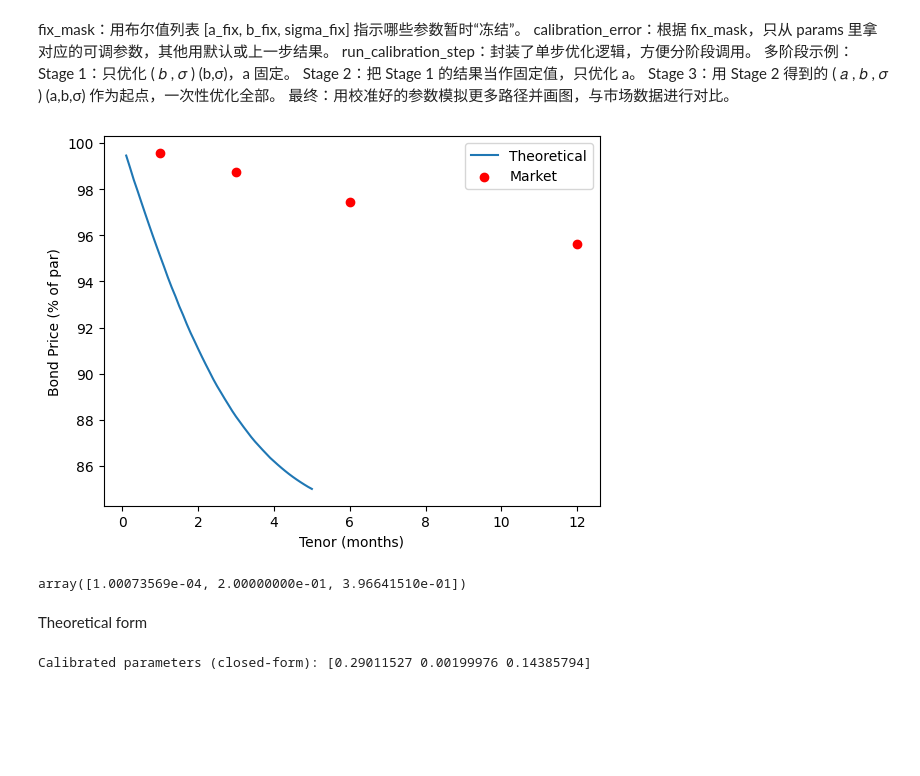
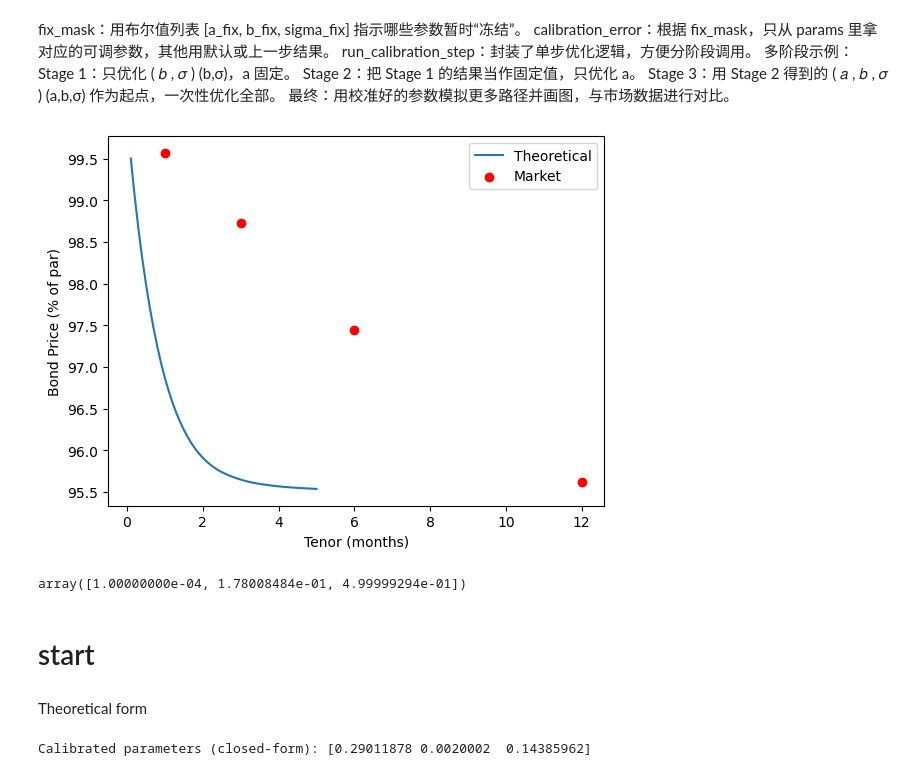
Before and after one commit to ZedongDaniel/IRModeling, a Jupyter notebook: CIR_interest_rate_model (1).ipynb, the cells around one changed output. Saved outputs shown, nothing was run; the diff lists cells and outputs as text; code cells hidden in the pictures; blank space fills up the shorter version.

```diff
--- a/CIR_interest_rate_model (1).ipynb
+++ b/CIR_interest_rate_model (1).ipynb
@@ -65,6 +73,7 @@ def zero_coupon_bond_price_for_tenors(r_paths, times, tenors):
     prices = []
     for tnr in tenors:
         idx = np.searchsorted(times, tnr)
+        print(idx)
         if idx >= partial_sums.shape[1]:
             idx = partial_sums.shape[1] - 1
         prices.append(zero_coupon_bond_price_from_partial_sums(partial_sums, idx))
@@ -72,7 +81,7 @@ def zero_coupon_bond_price_for_tenors(r_paths, times, tenors):
 
 if __name__ == "__main__":
     a, b, sigma, r0 = 0.05, 0.04, 0.08, 0.05
-    T, N, M = 5.0, 2000, 10000
+    T, N, M = 5.0, 10000, 10000
     times, r_paths = simulate_CIR_paths_vectorized(a, b, sigma, r0, T, N, M)
     tenors = [0.5, 1.0, 2.0, 3.0, 4.0, 5.0]
     prices = zero_coupon_bond_price_for_tenors(r_paths, times, tenors)
@@ -109,13 +138,13 @@ Stage 3：用 Stage 2 得到的
 # %%
 from scipy.optimize import minimize
 
-def calibration_error(params, market_tenors, market_prices, r0, T=5.0, N=2000, M=5000, seed=123, fix_mask=None):
+def calibration_error(params, market_tenors, market_prices, r0, T=5.0, N=2000, M=5000, seed=42, fix_mask=None):
     full_params = np.array([0.2, 0.04, 0.12])
     if fix_mask is None:
         fix_mask = [False, False, False]
     idx_to_use = 0
     for i in range(3):
-        if not fix_mask[i]:
+        if not fix_mask[i]: # if not false, this idx's param
             full_params[i] = params[idx_to_use]
             idx_to_use += 1
     a, b, sigma = full_params
@@ -137,7 +166,7 @@ def run_calibration_step(fix_mask, init_guess, market_tenors, market_prices, r0_
     res = minimize(
         calibration_error,
         init_guess,
-        args=(market_tenors, market_prices, r0_market, 5.0, 2000, 5000, 123, fix_mask),
+        args=(market_tenors, market_prices, r0_market, 5.0, 2000, 5000, 42, fix_mask),
         bounds=reduced_bounds,
         method='L-BFGS-B'
     )
@@ -160,43 +189,47 @@ if __name__ == "__main__":
     b_s1 = params_stage1[1]
     sigma_s1 = params_stage1[2]
     init_guess_2 = [0.2]
     params_stage2, err2 = run_calibration_step(fix_mask_2, init_guess_2, market_tenors, market_prices, r0_market)
     final_init = [params_stage2[0], b_s1, sigma_s1]
     res_final = minimize(
         calibration_error,
         final_init,
         args=(market_tenors, market_prices, r0_market),
-        bounds=[(0.0001,2.0),(0.0,0.2),(0.0001,0.5)],
+        bounds=[(0.0001,1.0),(0.0001,1.0),(0.0001,1.0)],
         method='L-BFGS-B'
     )
     final_params = res_final.x
     a_cal, b_cal, sigma_cal = final_params
-    T, N, M = 5.0, 1000, 20000
+    T, N, M = 5.0, 10000, 10000
     times, r_paths = simulate_CIR_paths_vectorized(a_cal, b_cal, sigma_cal, r0_market, T, N, M)
     tenors_plot = np.linspace(0.1, T, 50)
     dt = times[1] - times[0]
     partial_sums = np.cumsum(r_paths[:, :-1], axis=1) * dt
     def bond_price(t):
         idx = np.searchsorted(times, t)
         if idx >= partial_sums.shape[1]:
             idx = partial_sums.shape[1] - 1
         return np.mean(np.exp(-partial_sums[:, idx])) * 100
     prices_theoretical = [bond_price(t) for t in tenors_plot]
+
     plt.plot(tenors_plot, prices_theoretical, label='Theoretical')
     plt.scatter(market_tenors*12, market_prices, color='red', label='Market')
     plt.xlabel("Tenor (months)")
     plt.ylabel("Bond Price (% of par)")
     plt.legend()
     plt.show()
 # %% [output]
-[figure, old version]
+[figure, new version]
 # %%
 final_params
 # %% [output]
-array([1.00073569e-04, 2.00000000e-01, 3.96641510e-01])
+array([1.00000000e-04, 1.78008484e-01, 4.99999294e-01])
+# %% [markdown]
+# start
 # %% [markdown]
 Theoretical form
 # %%
+from scipy.optimize import minimize
 def cir_bond_price(a, b, sigma, r0, T):
     gamma = np.sqrt(a*a + 2*sigma*sigma)
     numerator = (a + gamma)*(np.exp(gamma*T) - 1) + 2*gamma
@@ -222,4 +255,4 @@ if __name__ == "__main__":
                    bounds=bounds, method='L-BFGS-B')
     print("Calibrated parameters (closed-form):", res.x)
 # %% [output]
-Calibrated parameters (closed-form): [0.29011527 0.00199976 0.14385794]
+Calibrated parameters (closed-form): [0.29011878 0.0020002  0.14385962]
```
Also changed, not shown: parts of 6 cells of this notebook, 1 other file.
